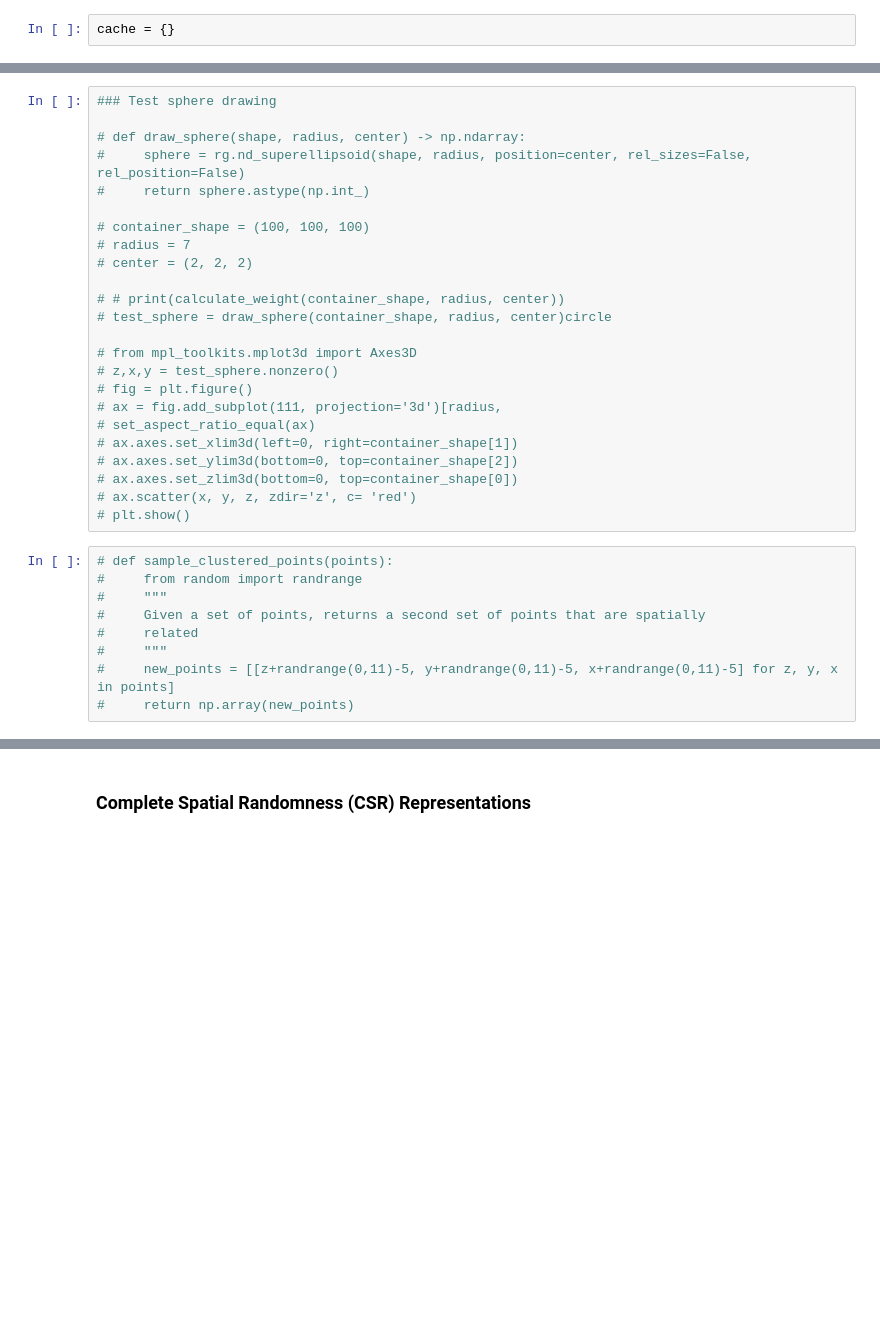
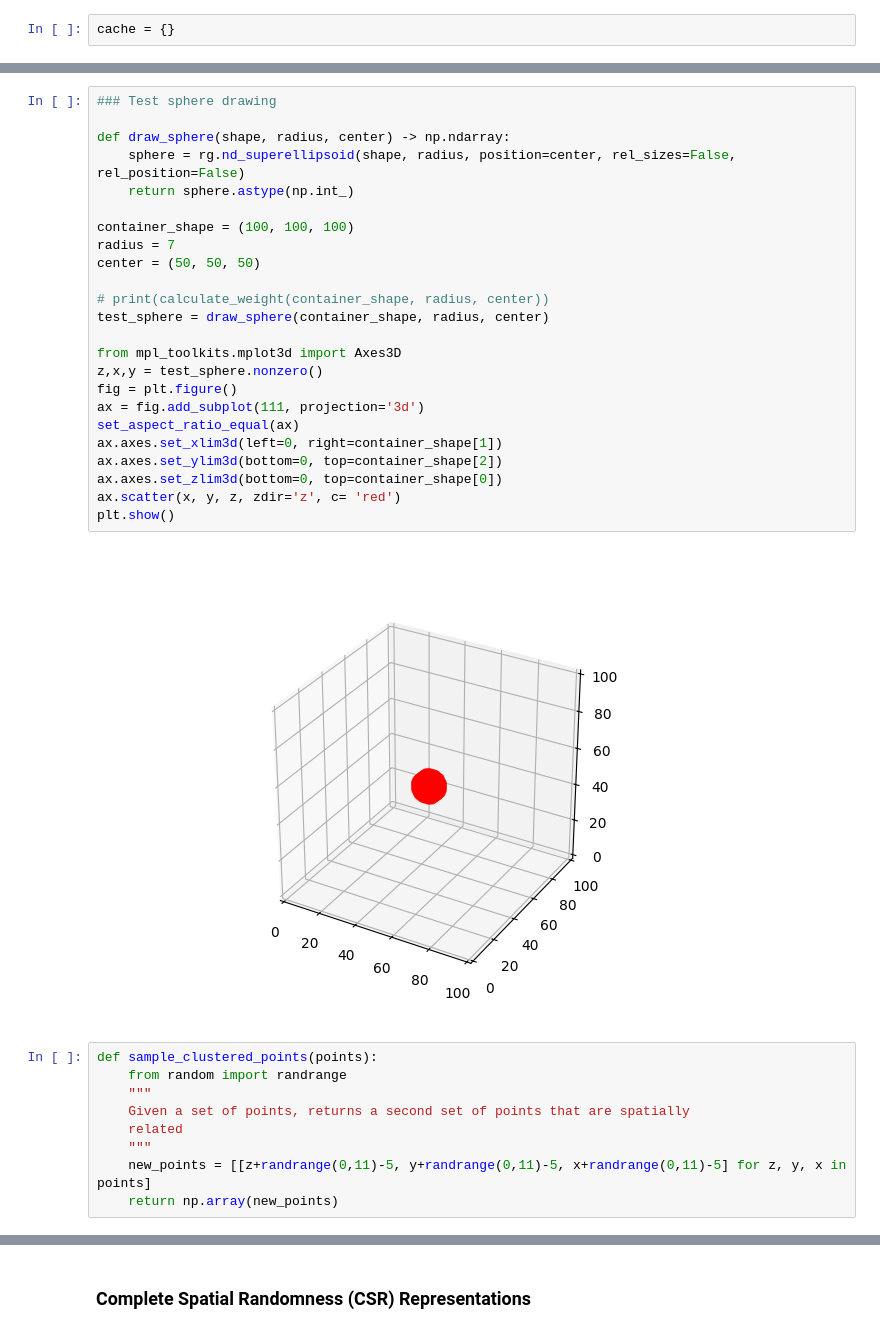
Before and after one commit to dkermany/mdspacer, a Jupyter notebook: ipynb/confocal_3D/Spatial3D.ipynb, the cells around one changed output, grey strips where cells are left out. Cells and saved outputs as stored; diff of their text form; blank space fills up the shorter version.

```diff
--- a/ipynb/confocal_3D/Spatial3D.ipynb
+++ b/ipynb/confocal_3D/Spatial3D.ipynb
@@ -626,34 +623,36 @@ class CrossRipley(Ripley):
 # %%
 ### Test sphere drawing
 
-# def draw_sphere(shape, radius, center) -> np.ndarray:
-#     sphere = rg.nd_superellipsoid(shape, radius, position=center, rel_sizes=False, rel_position=False)
-#     return sphere.astype(np.int_)
+def draw_sphere(shape, radius, center) -> np.ndarray:
+    sphere = rg.nd_superellipsoid(shape, radius, position=center, rel_sizes=False, rel_position=False)
+    return sphere.astype(np.int_)
 
-# container_shape = (100, 100, 100)
-# radius = 7
-# center = (2, 2, 2)
+container_shape = (100, 100, 100)
+radius = 7
+center = (50, 50, 50)
 
-# # print(calculate_weight(container_shape, radius, center))
-# test_sphere = draw_sphere(container_shape, radius, center)circle
+# print(calculate_weight(container_shape, radius, center))
+test_sphere = draw_sphere(container_shape, radius, center)
 
-# from mpl_toolkits.mplot3d import Axes3D
-# z,x,y = test_sphere.nonzero()
-# fig = plt.figure()
-# ax = fig.add_subplot(111, projection='3d')[radius,
-# set_aspect_ratio_equal(ax)
-# ax.axes.set_xlim3d(left=0, right=container_shape[1])
-# ax.axes.set_ylim3d(bottom=0, top=container_shape[2])
-# ax.axes.set_zlim3d(bottom=0, top=container_shape[0])
-# ax.scatter(x, y, z, zdir='z', c= 'red')
-# plt.show()
+from mpl_toolkits.mplot3d import Axes3D
+z,x,y = test_sphere.nonzero()
+fig = plt.figure()
+ax = fig.add_subplot(111, projection='3d')
+set_aspect_ratio_equal(ax)
+ax.axes.set_xlim3d(left=0, right=container_shape[1])
+ax.axes.set_ylim3d(bottom=0, top=container_shape[2])
+ax.axes.set_zlim3d(bottom=0, top=container_shape[0])
+ax.scatter(x, y, z, zdir='z', c= 'red')
+plt.show()
+# %% [output]
+[figure, added]
 # %%
-# def sample_clustered_points(points):
-#     from random import randrange
-#     """
-#     Given a set of points, returns a second set of points that are spatially
-#     related
-#     """
-#     new_points = [[z+randrange(0,11)-5, y+randrange(0,11)-5, x+randrange(0,11)-5] for z, y, x in points]
-#     return np.array(new_points)
+def sample_clustered_points(points):
+    from random import randrange
+    """
+    Given a set of points, returns a second set of points that are spatially
+    related
+    """
+    new_points = [[z+randrange(0,11)-5, y+randrange(0,11)-5, x+randrange(0,11)-5] for z, y, x in points]
+    return np.array(new_points)
 # %%
```
Also changed, not shown: parts of 15 cells of this notebook, 1 other file.
